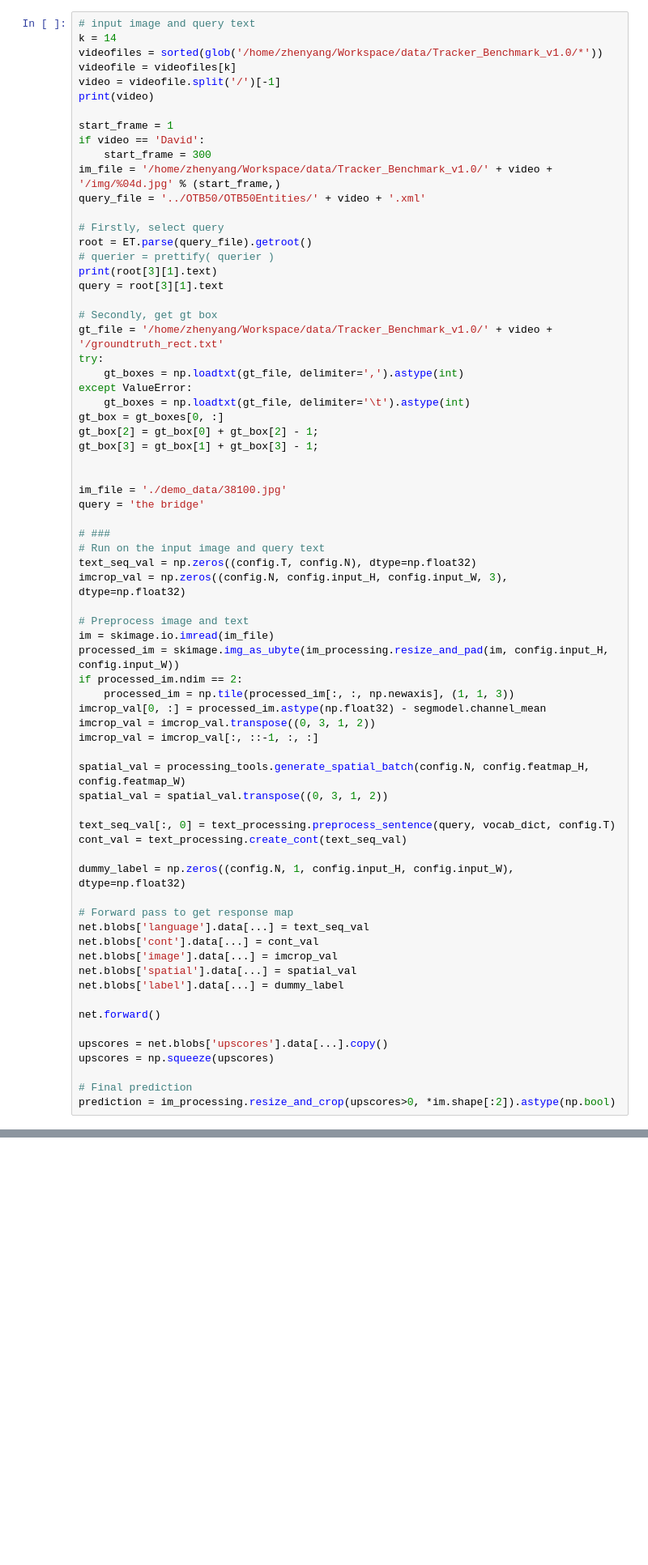
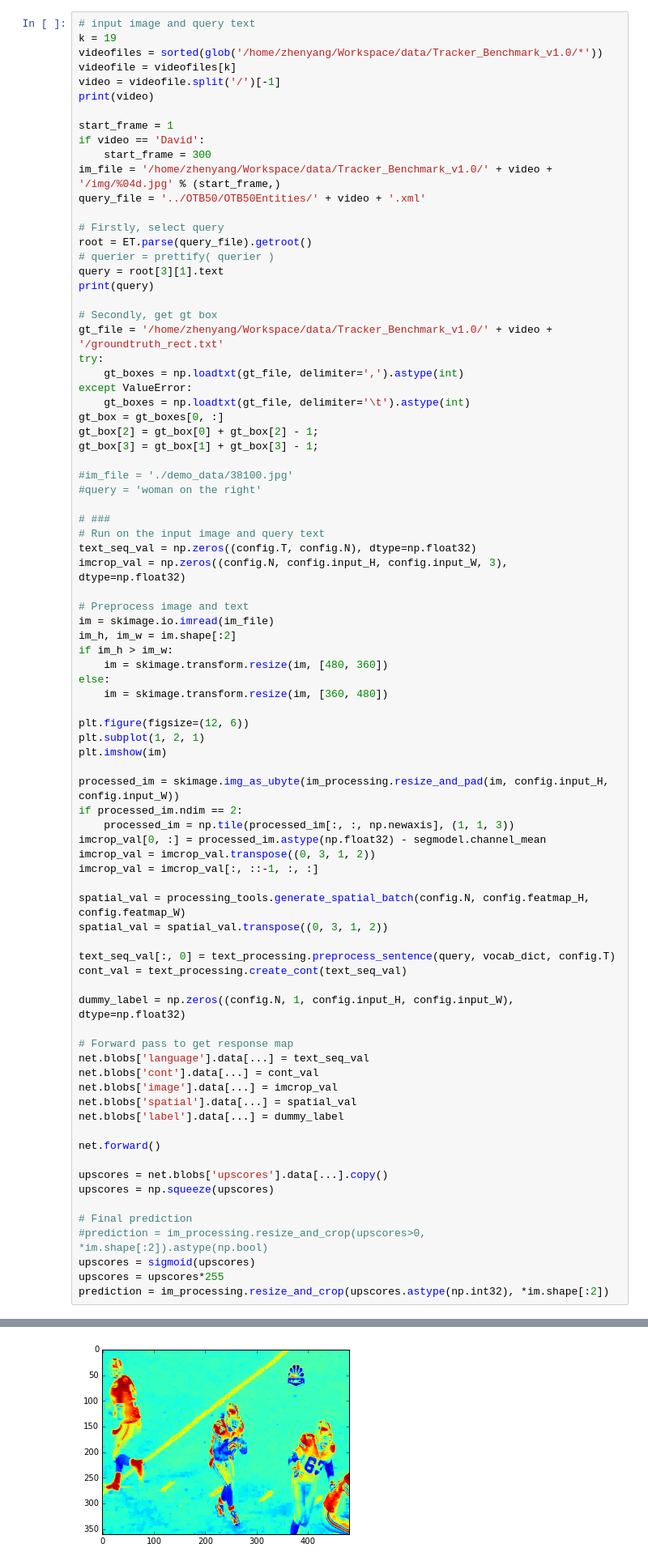
Before and after one commit to mathrho/text_objseg_caffe, a Jupyter notebook: demo/text_seg_otb_demo.ipynb, the cells around one changed output, grey strips where cells are left out. Shown at 81% size. Drawn from its saved outputs; the diff is of its cells as text; blank space fills up the shorter version.

```diff
--- a/demo/text_seg_otb_demo.ipynb
+++ b/demo/text_seg_otb_demo.ipynb
@@ -35,7 +38,7 @@ net = caffe.Net('./demo.prototxt', config.pretrained_model, caffe.TEST)
 vocab_dict = text_processing.load_vocab_dict_from_file(config.vocab_file)
 # %%
 # input image and query text
-k = 14
+k = 19
 videofiles = sorted(glob('/home/zhenyang/Workspace/data/Tracker_Benchmark_v1.0/*'))
 videofile = videofiles[k]
 video = videofile.split('/')[-1]
@@ -50,8 +53,8 @@ query_file = '../OTB50/OTB50Entities/' + video + '.xml'
 # Firstly, select query
 root = ET.parse(query_file).getroot()
 # querier = prettify( querier )
-print(root[3][1].text)
 query = root[3][1].text
+print(query)
 
 # Secondly, get gt box
 gt_file = '/home/zhenyang/Workspace/data/Tracker_Benchmark_v1.0/' + video + '/groundtruth_rect.txt'
@@ -63,9 +66,8 @@ gt_box = gt_boxes[0, :]
 gt_box[2] = gt_box[0] + gt_box[2] - 1;
 gt_box[3] = gt_box[1] + gt_box[3] - 1;
 
-
-im_file = './demo_data/38100.jpg'
-query = 'the bridge'
+#im_file = './demo_data/38100.jpg'
+#query = 'woman on the right'
 
 # ###
 # Run on the input image and query text
@@ -74,6 +76,16 @@ imcrop_val = np.zeros((config.N, config.input_H, config.input_W, 3), dtype=np.fl
 
 # Preprocess image and text
 im = skimage.io.imread(im_file)
+im_h, im_w = im.shape[:2]
+if im_h > im_w:
+    im = skimage.transform.resize(im, [480, 360])
+else:
+    im = skimage.transform.resize(im, [360, 480])
+
+plt.figure(figsize=(12, 6))
+plt.subplot(1, 2, 1)
+plt.imshow(im)
+
 processed_im = skimage.img_as_ubyte(im_processing.resize_and_pad(im, config.input_H, config.input_W))
 if processed_im.ndim == 2:
     processed_im = np.tile(processed_im[:, :, np.newaxis], (1, 1, 3))
@@ -102,5 +114,8 @@ upscores = net.blobs['upscores'].data[...].copy()
 upscores = np.squeeze(upscores)
 
 # Final prediction
-prediction = im_processing.resize_and_crop(upscores>0, *im.shape[:2]).astype(np.bool)
+#prediction = im_processing.resize_and_crop(upscores>0, *im.shape[:2]).astype(np.bool)
+upscores = sigmoid(upscores)
+upscores = upscores*255
+prediction = im_processing.resize_and_crop(upscores.astype(np.int32), *im.shape[:2])
 # %% [output]
@@ -109,3 +124,4 @@ blue and green doll held by a man
+[figure, added]
 # %%
 plt.figure(figsize=(12, 6))
 plt.subplot(1, 2, 1)
```
Also changed, not shown: parts of 3 cells of this notebook, 2 other files.
